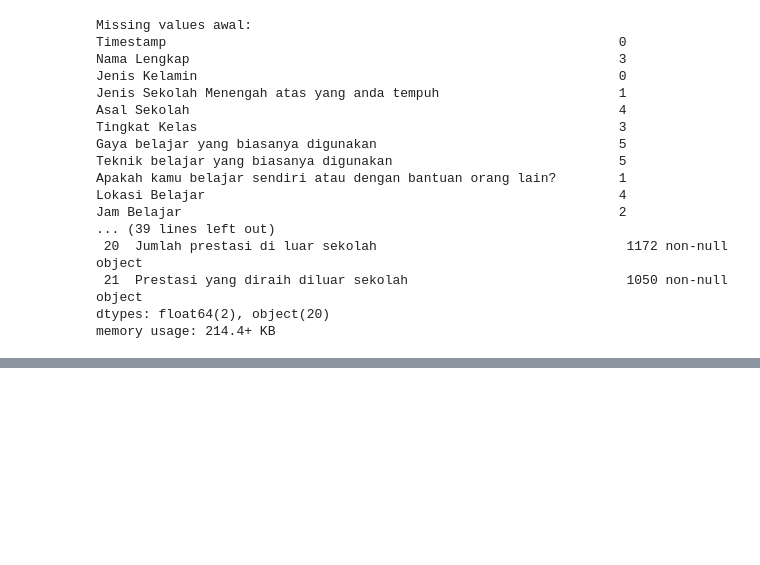
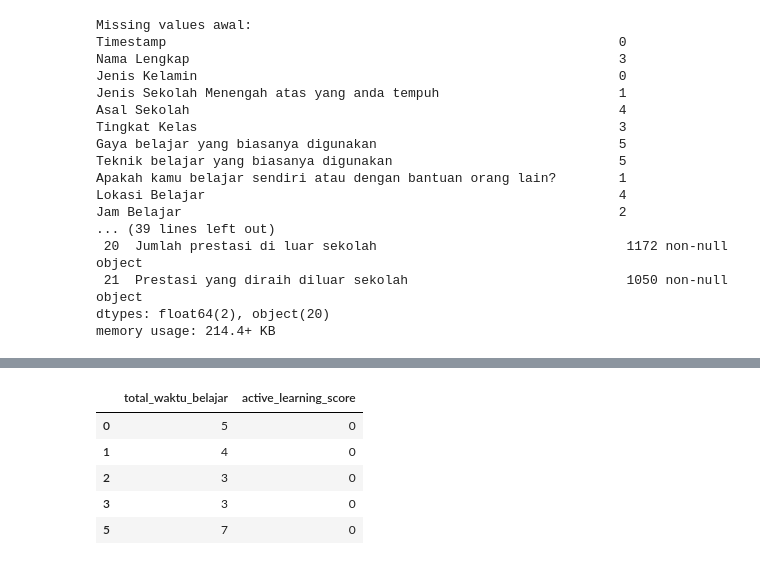
Before and after one commit to ivansirait/Analisis_kebiasaan_saat_belajar_vs_Prestasi_Akademik-Siswa, a Jupyter notebook: DasiDalis.ipynb, the cells around one changed output, grey strips where cells are left out. Saved outputs shown, nothing was run; the diff lists cells and outputs as text; code cells hidden in the pictures; blank space fills up the shorter version.

```diff
--- a/DasiDalis.ipynb
+++ b/DasiDalis.ipynb
@@ -157,3 +169,55 @@ plt.show()
+# %%
+mapping_waktu = {
+    "< 15 menit": 1,
+    "15 - 30 menit": 2,
+    "30 - 60 menit": 3,
+    "> 60 menit": 4
+}
+
+for col in [
+    "Total Waktu untuk mengerjakan Pekerjaan Rumah(PR)/Hari",
+    "Total Waktu untuk Belajar Mandiri /Hari"
+]:
+    df[col] = df[col].map(mapping_waktu)
+
+df["total_waktu_belajar"] = (
+    df["Total Waktu untuk mengerjakan Pekerjaan Rumah(PR)/Hari"] +
+    df["Total Waktu untuk Belajar Mandiri /Hari"]
+)
+# %%
+one_hot_cols = [
+    "Gaya belajar yang biasanya digunakan",
+    "Teknik belajar yang biasanya digunakan",
+    "Jenis Kelamin",
+    "Jam Belajar",
+    "Jenis Sekolah Menengah atas yang anda tempuh",
+    "Apakah kamu belajar sendiri atau dengan bantuan orang lain? ",
+    "Lokasi Belajar",
+    "Asal Sekolah",
+    "Apakah Anda pernah meraih prestasi di dalam atau luar sekolah"
+]
+
+df = pd.get_dummies(df, columns=one_hot_cols, drop_first=False)
+# %%
+active_learning_cols = [
+    c for c in df.columns
+    if c.startswith("Teknik belajar yang biasanya digunakan_")
+    and c.split("_")[-1] in [
+        "feynman", "latihan_soal",
+        "spaced_repetition", "active_recall", "podomoro"
+    ]
+]
+
+df["active_learning_score"] = df[active_learning_cols].sum(axis=1)
+
+df[["total_waktu_belajar", "active_learning_score"]].head()
+# %% [output]
+|  | total_waktu_belajar | active_learning_score |
+| 0 | 5 | 0 |
+| 1 | 4 | 0 |
+| 2 | 3 | 0 |
+| 3 | 3 | 0 |
+| 5 | 7 | 0 |
 # %%
 from sklearn.preprocessing import MinMaxScaler
 
```
Also changed, not shown: parts of 14 cells of this notebook.
